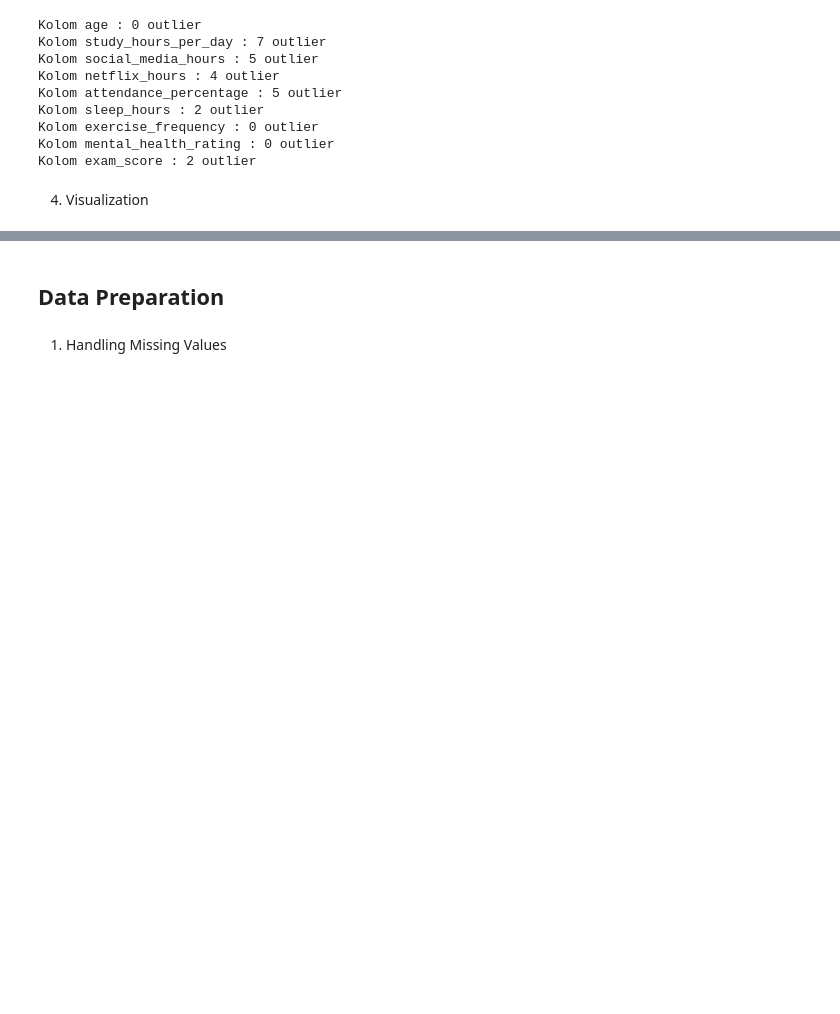
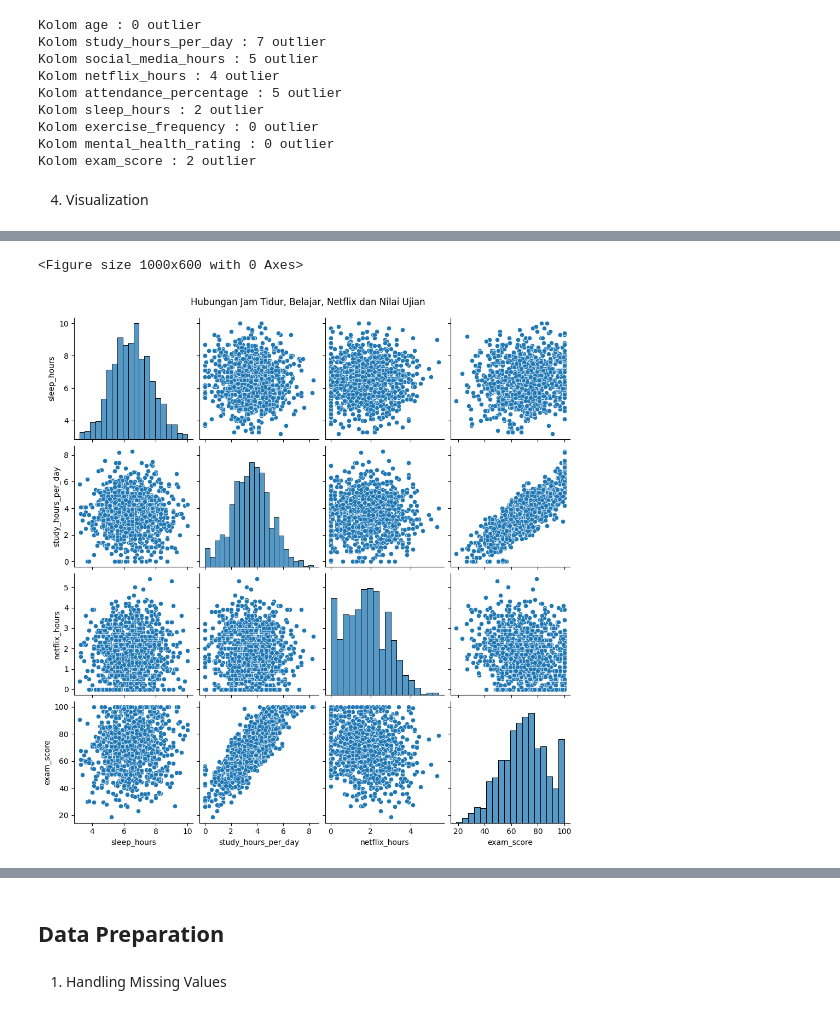
Before and after one commit to RizkyMlana/Data-Science-Final-Project, a Jupyter notebook: notebook/main.ipynb, the cells around one changed output, grey strips where cells are left out. Saved outputs shown, nothing was run; the diff lists cells and outputs as text; code cells hidden in the pictures; blank space fills up the shorter version.

```diff
--- a/notebook/main.ipynb
+++ b/notebook/main.ipynb
@@ -142,0 +176,8 @@ Kolom exam_score : 2 outlier
+# %%
+plt.figure(figsize=(10, 6))
+sns.pairplot(df[['sleep_hours', 'study_hours_per_day', 'netflix_hours', 'exam_score']])
+plt.suptitle('Hubungan Jam Tidur, Belajar, Netflix dan Nilai Ujian', y=1.02)
+plt.show()
+# %% [output]
+<Figure size 1000x600 with 0 Axes>
+[figure, added]
```
Also changed, not shown: parts of 16 cells of this notebook.
